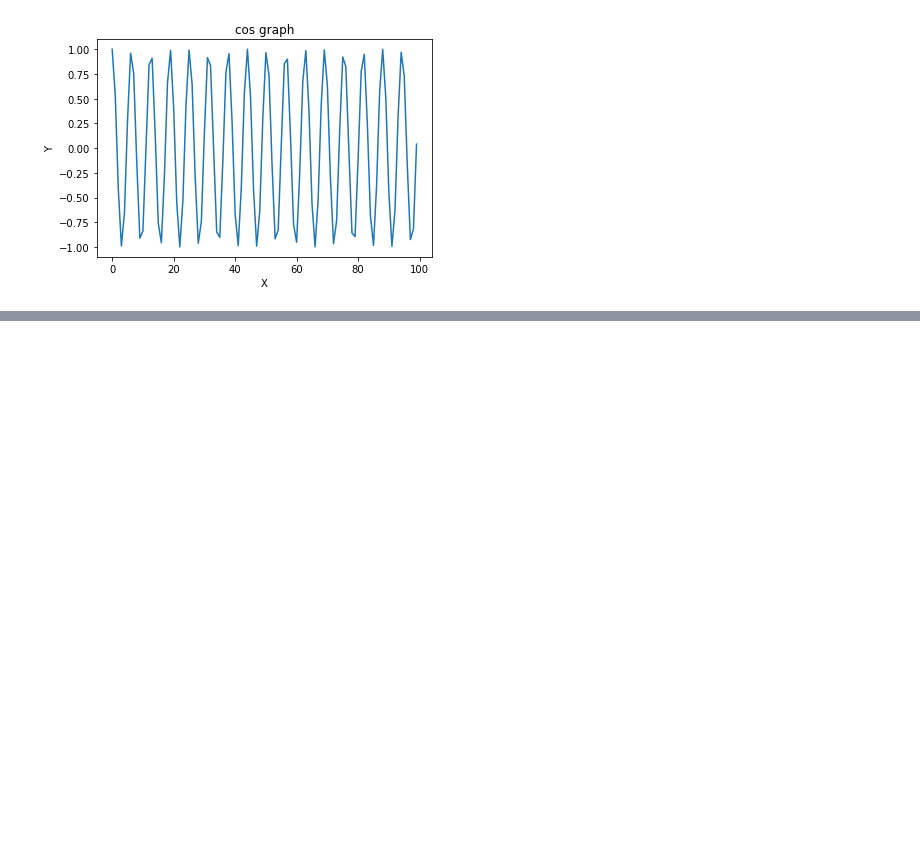
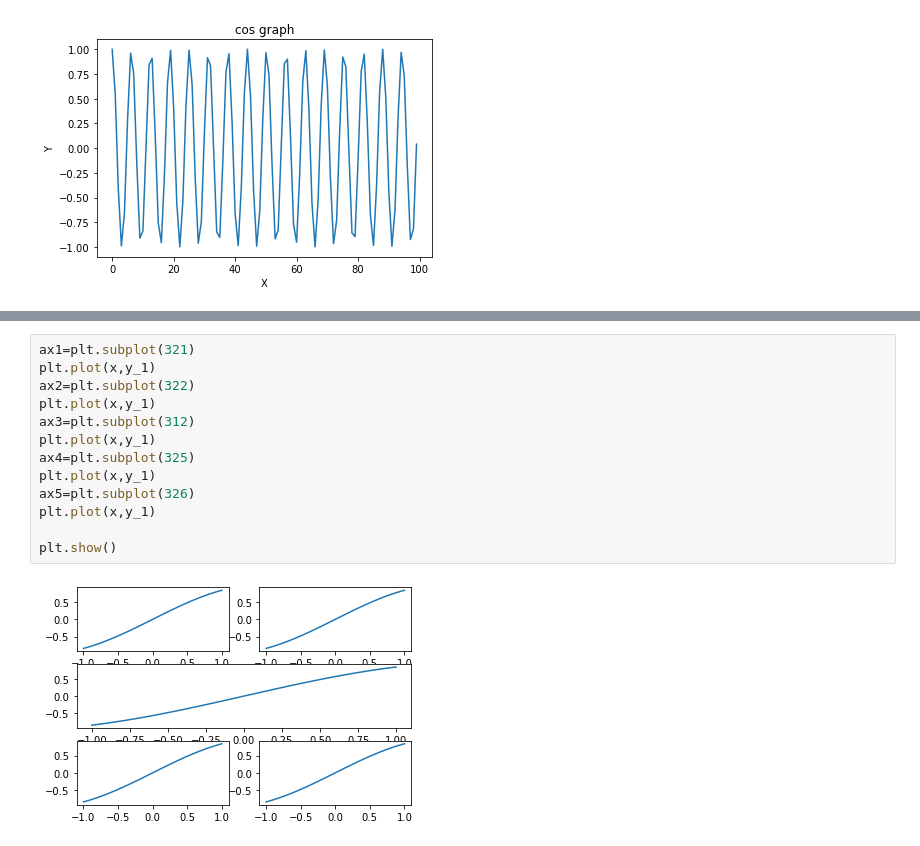
Before and after one commit to whdgus928/Python, a Jupyter notebook: plotlib.ipynb, the cells around one changed output, grey strips where cells are left out. Drawn from its saved outputs; the diff is of its cells as text; blank space fills up the shorter version.

```diff
--- a/plotlib.ipynb
+++ b/plotlib.ipynb
@@ -44,0 +80,15 @@ plt.show()
+# %%
+ax1=plt.subplot(321)
+plt.plot(x,y_1)
+ax2=plt.subplot(322)
+plt.plot(x,y_1)
+ax3=plt.subplot(312)
+plt.plot(x,y_1)
+ax4=plt.subplot(325)
+plt.plot(x,y_1)
+ax5=plt.subplot(326)
+plt.plot(x,y_1)
+
+plt.show()
+# %% [output]
+[figure, added]
```
Also changed, not shown: parts of 13 cells of this notebook, 1 other file.
